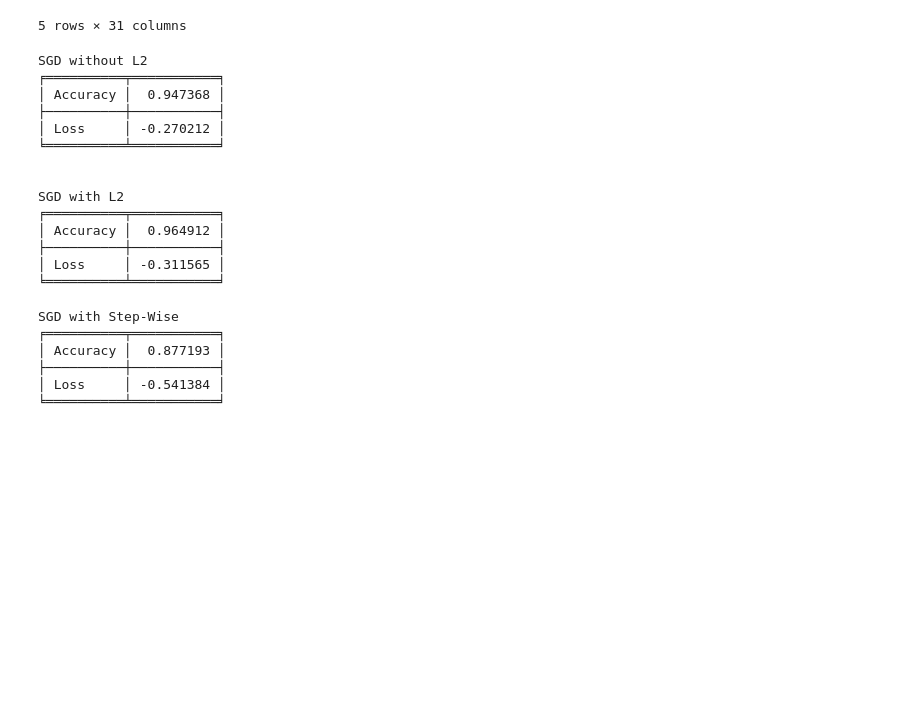
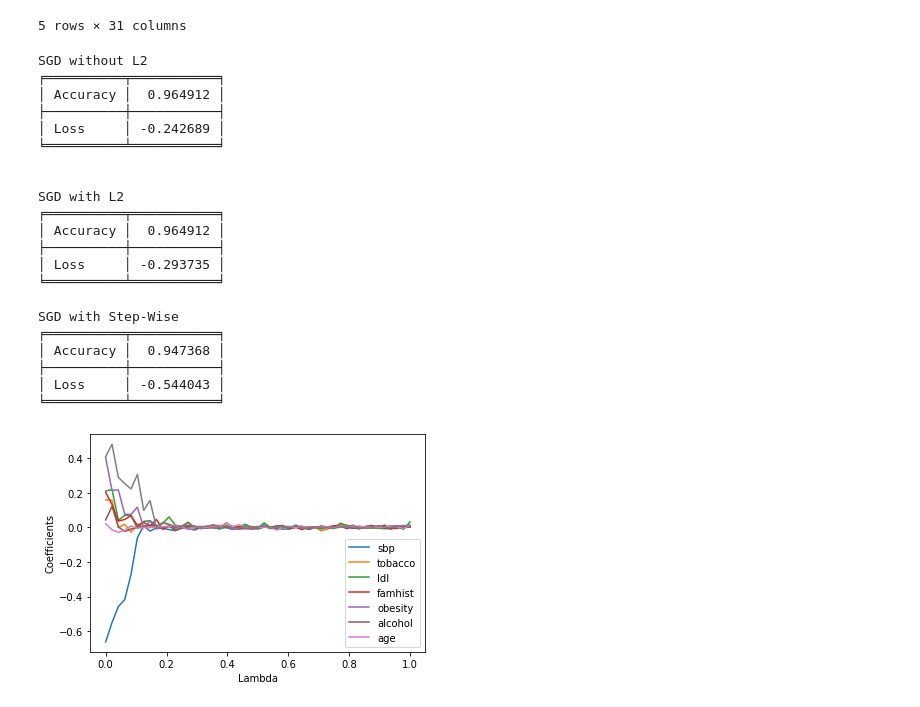
Before and after one commit to Ali-Ghuman/FrequentistML, a Jupyter notebook: LogisticRegression/notebook.ipynb, the cells around one changed output. Cells and saved outputs as stored; diff of their text form; code cells hidden in the pictures; blank space fills up the shorter version.

Commit message:
stretch goal

```diff
--- a/LogisticRegression/notebook.ipynb
+++ b/LogisticRegression/notebook.ipynb
@@ -195,8 +211,8 @@ df_cancer.insert(0, "intercept", np.ones(df_cancer.shape[0]))
 df_cancer_numpy = df_cancer.to_numpy()
 
 # Split df_cancer in training, validation, and test - [0.8, 0.1, 0.1]
-x_train, x_test, y_train, y_test = train_test_split(df_cancer_numpy, labels_cancer, test_size=0.1)
-x_train, x_valid, y_train, y_valid = train_test_split(x_train, y_train, test_size=(df_cancer.shape[0] * 0.10) / x_train.shape[0])
+x_train_cancer, x_test_cancer, y_train_cancer, y_test_cancer = train_test_split(df_cancer_numpy, labels_cancer, test_size=0.1)
+x_train_cancer, x_valid_cancer, y_train_cancer, y_valid_cancer = train_test_split(x_train_cancer, y_train_cancer, test_size=(df_cancer.shape[0] * 0.10) / x_train_cancer.shape[0])
 
 df_cancer.head()
 # %% [output]
@@ -208,27 +224,27 @@ df_cancer.head()
 | 4 | 1.0 | 1.748758 | -1.150804 | 1.775011 | 1.824624 | 0.280125 | 0.538866 | ... |
 5 rows × 31 columns
 # %%
-theta = np.zeros([1, x_train.shape[1]])
+theta = np.zeros([1, x_train_cancer.shape[1]])
 # SGD
 # without L2
-theta_out, val_prob = sgd(1000, x_train, y_train, 0.001, theta,
-                        (x_valid, y_valid),
+theta_out, val_prob = sgd(1000, x_train_cancer, y_train_cancer, 0.001, theta,
+                        (x_valid_cancer, y_valid_cancer),
                         regularization=False
 )
-display_output(theta_out, x_test, y_test, "SGD without L2")
+display_output(theta_out, x_test_cancer, y_test_cancer, "SGD without L2")
 
 # with L2
-theta_out_l2, val_prob = sgd(1000, x_train, y_train, 0.001, theta,
-                        (x_valid, y_valid),
+theta_out_l2, val_prob = sgd(1000, x_train_cancer, y_train_cancer, 0.001, theta,
+                        (x_valid_cancer, y_valid_cancer),
                         regularization=True
 )
-display_output(theta_out_l2, x_test, y_test, "SGD with L2")
+display_output(theta_out_l2, x_test_cancer, y_test_cancer, "SGD with L2")
 # %% [output]
 SGD without L2
 ╒══════════╤═══════════╕
-│ Accuracy │  0.947368 │
+│ Accuracy │  0.964912 │
 ├──────────┼───────────┤
-│ Loss     │ -0.270212 │
+│ Loss     │ -0.242689 │
 ╘══════════╧═══════════╛
 
 
@@ -236,7 +252,7 @@ SGD with L2
 ╒══════════╤═══════════╕
 │ Accuracy │  0.964912 │
 ├──────────┼───────────┤
-│ Loss     │ -0.311565 │
+│ Loss     │ -0.293735 │
 ╘══════════╧═══════════╛
 # %%
 # step-wise analysis of weights
@@ -268,9 +284,43 @@ for j in range(5):
 # %%
-display_output(theta_initial, test, y_test, "SGD with Step-Wise")
+display_output(theta_initial, test, y_test_cancer, "SGD with Step-Wise")
 # %% [output]
 SGD with Step-Wise
 ╒══════════╤═══════════╕
-│ Accuracy │  0.877193 │
+│ Accuracy │  0.947368 │
 ├──────────┼───────────┤
-│ Loss     │ -0.541384 │
+│ Loss     │ -0.544043 │
 ╘══════════╧═══════════╛
+# %%
+#Stretch Goal
+def lasso_model(x, y, labels, learning_rate, validation, theta):
+    lambdas = np.linspace(0, 1, 50)
+
+    best_loss = float("-inf")
+    best_lam = -1
+    thetas = np.zeros((x.shape[1], 50))
+    index = 0
+    for i, lam in enumerate(lambdas):
+        new_theta, val = sgd(1000, x,
+                        y, learning_rate, theta,
+                        (validation[0], validation[1]),
+                        1,L1 = 1, lamb=lam)
+        thetas[:, i] = new_theta
+        if val > best_loss:
+            best_loss = val
+            best_lam = lam
+            index = i
+    return thetas, index
+# %%
+feature_names = data.columns.values
+theta = np.zeros([1, x_train.shape[1]])
+thetas, index = lasso_model(x_train, y_train, feature_names, 0.01,
+                validation=(x_valid, y_valid), theta=theta
+    )
+plt.figure()
+plt.plot(np.linspace(0, 1, 49), thetas.T[1:, :])
+plt.xlabel("Lambda")
+plt.ylabel("Coefficients")
+plt.legend(feature_names[1:], loc="lower right")
+plt.show()
+# %% [output]
+[figure, added]
```
Also changed, not shown: parts of 10 cells of this notebook.
